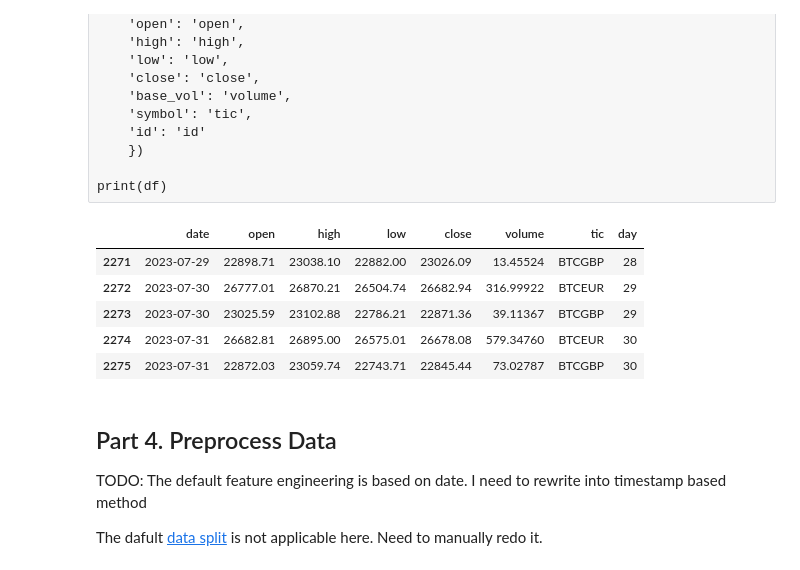
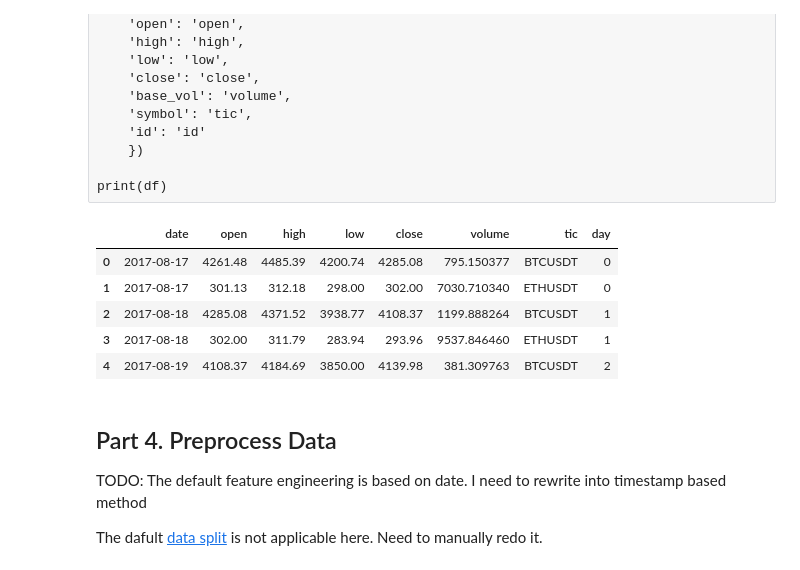
Before and after one commit to Hongshen-Yang/UoA-MDT, a Jupyter notebook: notebooks/NeurIPS2018_SB3_T2.ipynb, the cells around one changed output. Drawn from its saved outputs; the diff is of its cells as text; code cells hidden in the pictures.

```diff
--- a/notebooks/NeurIPS2018_SB3_T2.ipynb
+++ b/notebooks/NeurIPS2018_SB3_T2.ipynb
@@ -104,7 +104,7 @@ df = sql_df[['start_time', 'open', 'high', 'low', 'close', 'base_vol', 'symbol',
 print(df)
 # %%
 # List of symbols to merge
-symbols = ['BTCEUR', 'BTCGBP']
+symbols = ['BTCUSDT', 'ETHUSDT']
 
 # List to store individual DataFrames
 rawdfs = []
@@ -112,39 +112,39 @@ rawdfs = []
 # Loop through each symbol
 for symbol in symbols:
     directory = f'../mdt_utils/binance-public-data/python/data/spot/monthly/klines/{symbol}/1d/'
 
     # Loop through each zip file in the directory
     for file_name in os.listdir(directory):
         if file_name.endswith('.zip'):
             with zipfile.ZipFile(os.path.join(directory, file_name), 'r') as zip_ref:
                 # only one CSV file in each zip archive
                 csv_file = zip_ref.namelist()[0]
                 with zip_ref.open(csv_file) as csv_fp:
                     # Read the CSV data into a DataFrame
                     temp_df = pd.read_csv(csv_fp, header=None)
                     temp_df.columns = ['open_time', 'open', 'high', 'low', 'close', 'volume', 'close_time', 'quote_asset_volume', 'number_of_trades', 'taker_buy_base_asset_volume', 'taker_buy_quote_asset_volume', 'ignore']
                     temp_df['date'] = pd.to_datetime(temp_df['close_time'], unit='ms').dt.strftime('%Y-%m-%d')
                     temp_df['day'] = (pd.to_datetime(temp_df['date']) - pd.to_datetime(temp_df['date'].iloc[0])).dt.days
                     temp_df['tic'] = symbol
                     rawdfs.append(temp_df[['date', 'open', 'high', 'low', 'close', 'volume', 'tic', 'day']])
 
 # Concatenate all DataFrames into a single DataFrame
 rawdf = pd.concat(rawdfs, ignore_index=True)
 
 # Count the number of unique 'tic' values per date
 tic_counts = rawdf.groupby('date')['tic'].nunique()
 
 # Filter the DataFrame to keep only rows where all 'tic' values participate
 df = rawdf[rawdf['date'].isin(tic_counts[tic_counts == len(rawdf['tic'].unique())].index)]
 
-df.sort_values(['date','tic'],ignore_index=True).tail()
+df.sort_values(['date','tic'],ignore_index=True).head()
 # %% [output]
 |  | date | open | high | low | close | volume | tic | day |
-| 2271 | 2023-07-29 | 22898.71 | 23038.10 | 22882.00 | 23026.09 | 13.45524 | BTCGBP | 28 |
-| 2272 | 2023-07-30 | 26777.01 | 26870.21 | 26504.74 | 26682.94 | 316.99922 | BTCEUR | 29 |
-| 2273 | 2023-07-30 | 23025.59 | 23102.88 | 22786.21 | 22871.36 | 39.11367 | BTCGBP | 29 |
-| 2274 | 2023-07-31 | 26682.81 | 26895.00 | 26575.01 | 26678.08 | 579.34760 | BTCEUR | 30 |
-| 2275 | 2023-07-31 | 22872.03 | 23059.74 | 22743.71 | 22845.44 | 73.02787 | BTCGBP | 30 |
+| 0 | 2017-08-17 | 4261.48 | 4485.39 | 4200.74 | 4285.08 | 795.150377 | BTCUSDT | 0 |
+| 1 | 2017-08-17 | 301.13 | 312.18 | 298.00 | 302.00 | 7030.710340 | ETHUSDT | 0 |
+| 2 | 2017-08-18 | 4285.08 | 4371.52 | 3938.77 | 4108.37 | 1199.888264 | BTCUSDT | 1 |
+| 3 | 2017-08-18 | 302.00 | 311.79 | 283.94 | 293.96 | 9537.846460 | ETHUSDT | 1 |
+| 4 | 2017-08-19 | 4108.37 | 4184.69 | 3850.00 | 4139.98 | 381.309763 | BTCUSDT | 2 |
 # %% [markdown]
 ## Part 4. Preprocess Data
 
```
Also changed, not shown: parts of 25 cells of this notebook, 40 other files.
